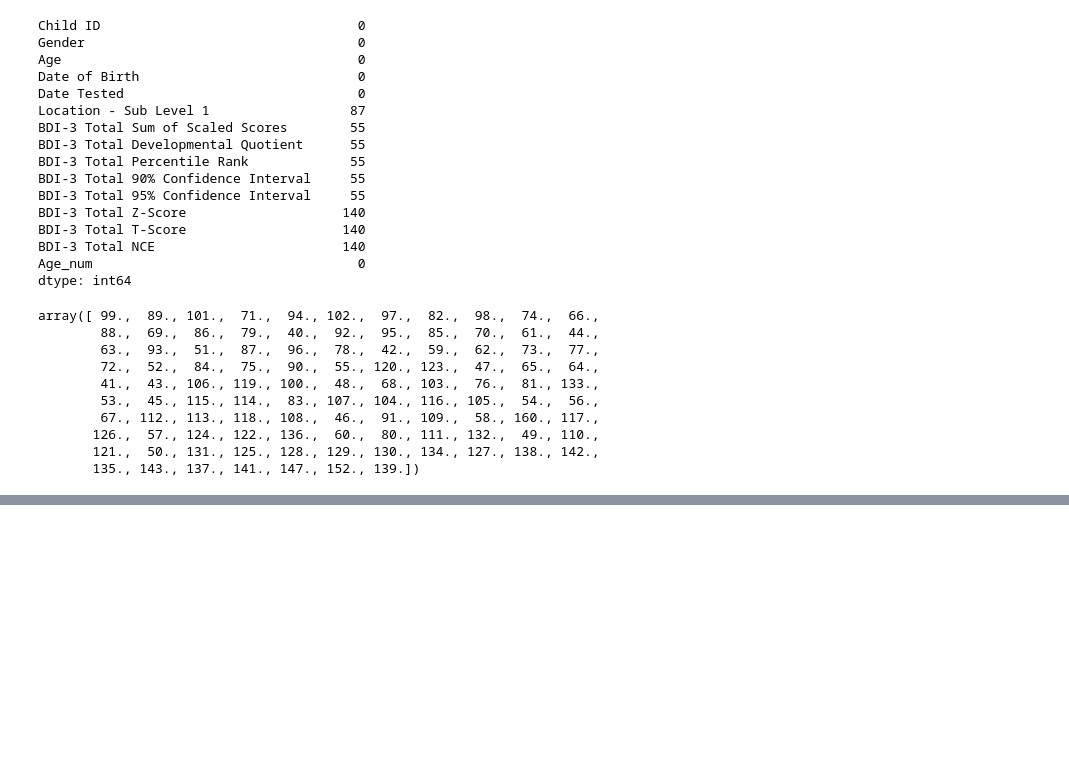
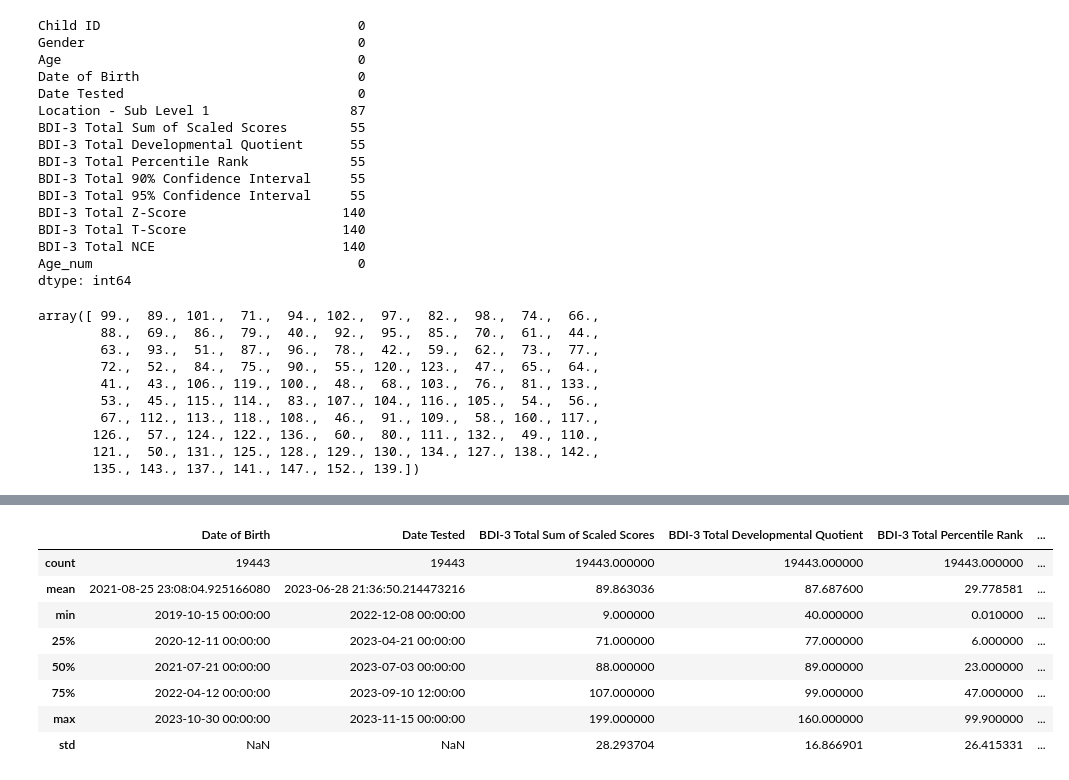
Before and after one commit to NSS-Data-Analytics-Cohort-10/teis-labracoders, a Jupyter notebook: notebooks/eda_2.ipynb, the cells around one changed output, grey strips where cells are left out. Cells and saved outputs as stored; diff of their text form; code cells hidden in the pictures; blank space fills up the shorter version.

```diff
--- a/notebooks/eda_2.ipynb
+++ b/notebooks/eda_2.ipynb
@@ -386,0 +405,12 @@ bdi_evals_non_null
+# %%
+bdi_evals_non_null.describe()
+# %% [output]
+|  | Date of Birth | Date Tested | BDI-3 Total Sum of Scaled Scores | BDI-3 Total Developmental Quotient | BDI-3 Total Percentile Rank | ... |
+| count | 19443 | 19443 | 19443.000000 | 19443.000000 | 19443.000000 | ... |
+| mean | 2021-08-25 23:08:04.925166080 | 2023-06-28 21:36:50.214473216 | 89.863036 | 87.687600 | 29.778581 | ... |
+| min | 2019-10-15 00:00:00 | 2022-12-08 00:00:00 | 9.000000 | 40.000000 | 0.010000 | ... |
+| 25% | 2020-12-11 00:00:00 | 2023-04-21 00:00:00 | 71.000000 | 77.000000 | 6.000000 | ... |
+| 50% | 2021-07-21 00:00:00 | 2023-07-03 00:00:00 | 88.000000 | 89.000000 | 23.000000 | ... |
+| 75% | 2022-04-12 00:00:00 | 2023-09-10 12:00:00 | 107.000000 | 99.000000 | 47.000000 | ... |
+| max | 2023-10-30 00:00:00 | 2023-11-15 00:00:00 | 199.000000 | 160.000000 | 99.900000 | ... |
+| std | NaN | NaN | 28.293704 | 16.866901 | 26.415331 | ... |
```
Also changed, not shown: parts of 4 cells of this notebook.
